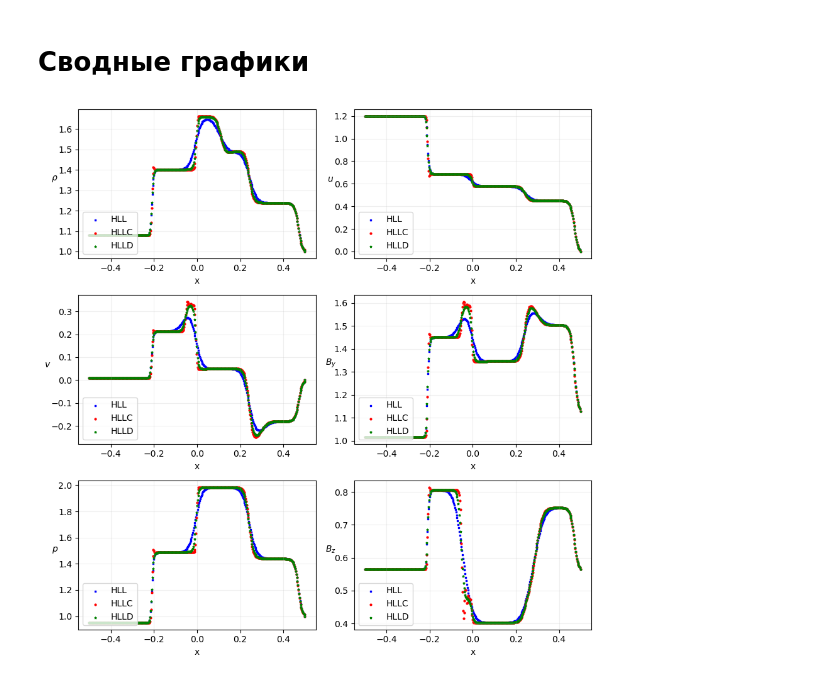
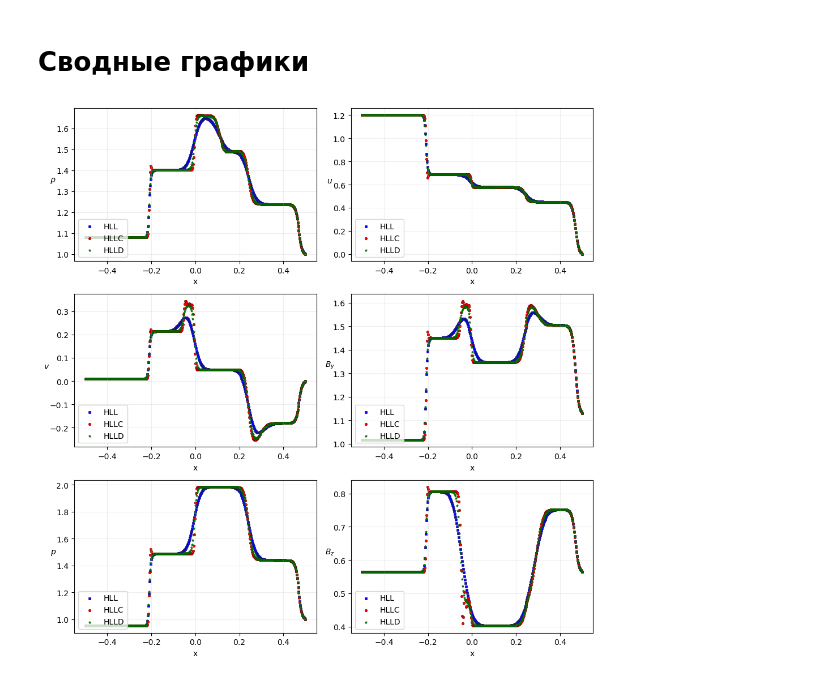
Before and after one commit to Ship-Vano/MagnettoPrjct, a Jupyter notebook: visualization.ipynb, the cells around one changed output. Drawn from its saved outputs; the diff is of its cells as text; code cells hidden in the pictures.

```diff
--- a/visualization.ipynb
+++ b/visualization.ipynb
@@ -146,7 +146,7 @@ Bzs_HLLD = [[states_HLLD[j][7] for j in range(0, spacesteps_HLLD)]]
 # Сводные графики
 # %%
 #fig = plt.figure()
-fig, ax = plt.subplots(nrows=3, ncols=2,figsize=(9, 9))
+fig, ax = plt.subplots(nrows=3, ncols=2,figsize=(10, 10))
 x_HLL = np.arange(-0.5, 0.5+h_HLL, h_HLL)
 
 x_HLLC = np.arange(-0.5, 0.5+h_HLLC, h_HLLC)
@@ -154,61 +154,61 @@ x_HLLC = np.arange(-0.5, 0.5+h_HLLC, h_HLLC)
 x_HLLD = np.arange(-0.5, 0.5+h_HLLD, h_HLLD)
 
 #ax[0] = fig.add_subplot(321)
-ax[0,0].scatter(x_HLL, rhos_HLL[-1], s=3, c='b', marker="s", label='HLL')
-ax[0,0].scatter(x_HLLC, rhos_HLLC[-1], s=4, c='r', marker="o", label='HLLC')
-ax[0,0].scatter(x_HLLD, rhos_HLLD[-1], s=5, c='g', marker="*", label='HLLD')
+ax[0,0].scatter(x_HLL, rhos_HLL[-1], s=10, c='b', marker="s", label='HLL', edgecolors='midnightblue',linewidth=0.5)
+ax[0,0].scatter(x_HLLC, rhos_HLLC[-1], s=10, c='r', marker="o", label='HLLC', edgecolors='maroon',linewidth=0.5)
+ax[0,0].scatter(x_HLLD, rhos_HLLD[-1], s=10, c='g', marker="*", label='HLLD', edgecolors='darkgreen',linewidth=0.5)
 ax[0,0].set_xlabel('x')
 ax[0,0].set_ylabel(r'$\rho$', rotation=0)
 ax[0,0].legend(loc=3)
 ax[0,0].grid(alpha=0.2)
 
 #ax[0,1] = fig.add_subplot(322)
-ax[0,1].scatter(x_HLL, us_HLL[-1], s=3, c='b', marker="s", label='HLL')
-ax[0,1].scatter(x_HLLC, us_HLLC[-1], s=4, c='r', marker="o", label='HLLC')
-ax[0,1].scatter(x_HLLD, us_HLLD[-1], s=5, c='g', marker="*", label='HLLD')
+ax[0,1].scatter(x_HLL, us_HLL[-1], s=10, c='b', marker="s", label='HLL', edgecolors='midnightblue',linewidth=0.5)
+ax[0,1].scatter(x_HLLC, us_HLLC[-1], s=10, c='r', marker="o", label='HLLC', edgecolors='maroon',linewidth=0.5)
+ax[0,1].scatter(x_HLLD, us_HLLD[-1], s=10, c='g', marker="*", label='HLLD', edgecolors='darkgreen',linewidth=0.5)
 ax[0,1].set_xlabel('x')
 ax[0,1].set_ylabel(r'$u$', rotation=0)
 ax[0,1].legend(loc=3)
 ax[0,1].grid(alpha=0.2)
 
 #ax[2] = fig.add_subplot(323)
-ax[1,0].scatter(x_HLL, vs_HLL[-1], s=3, c='b', marker="s", label='HLL')
-ax[1,0].scatter(x_HLLC, vs_HLLC[-1], s=4, c='r', marker="o", label='HLLC')
-ax[1,0].scatter(x_HLLD, vs_HLLD[-1], s=5, c='g', marker="*", label='HLLD')
+ax[1,0].scatter(x_HLL, vs_HLL[-1], s=10, c='b', marker="s", label='HLL', edgecolors='midnightblue',linewidth=0.5)
+ax[1,0].scatter(x_HLLC, vs_HLLC[-1], s=10, c='r', marker="o", label='HLLC', edgecolors='maroon',linewidth=0.5)
+ax[1,0].scatter(x_HLLD, vs_HLLD[-1], s=10, c='g', marker="*", label='HLLD', edgecolors='darkgreen',linewidth=0.5)
 ax[1,0].set_xlabel('x')
 ax[1,0].set_ylabel(r'$v$', rotation=0)
 ax[1,0].legend(loc=3)
 ax[1,0].grid(alpha=0.2)
 
 #ax[3] = fig.add_subplot(324)
-ax[1,1].scatter(x_HLL, Bys_HLL[-1], s=3, c='b', marker="s", label='HLL')
-ax[1,1].scatter(x_HLLC, Bys_HLLC[-1], s=4, c='r', marker="o", label='HLLC')
-ax[1,1].scatter(x_HLLD, Bys_HLLD[-1], s=5, c='g', marker="*", label='HLLD')
+ax[1,1].scatter(x_HLL, Bys_HLL[-1], s=10, c='b', marker="s", label='HLL', edgecolors='midnightblue',linewidth=0.5)
+ax[1,1].scatter(x_HLLC, Bys_HLLC[-1], s=10, c='r', marker="o", label='HLLC', edgecolors='maroon',linewidth=0.5)
+ax[1,1].scatter(x_HLLD, Bys_HLLD[-1], s=10, c='g', marker="*", label='HLLD', edgecolors='darkgreen',linewidth=0.5)
 ax[1,1].set_xlabel('x')
 ax[1,1].set_ylabel(r'$B_y$', rotation=0)
 ax[1,1].legend(loc=3)
 ax[1,1].grid(alpha=0.2)
 
 #ax[4] = fig.add_subplot(325)
-ax[2,0].scatter(x_HLL, ps_HLL[-1], s=3, c='b', marker="s", label='HLL')
-ax[2,0].scatter(x_HLLC, ps_HLLC[-1], s=4, c='r', marker="o", label='HLLC')
-ax[2,0].scatter(x_HLLD, ps_HLLD[-1], s=5, c='g', marker="*", label='HLLD')
+ax[2,0].scatter(x_HLL, ps_HLL[-1], s=10, c='b', marker="s", label='HLL', edgecolors='midnightblue',linewidth=0.5)
+ax[2,0].scatter(x_HLLC, ps_HLLC[-1], s=10, c='r', marker="o", label='HLLC', edgecolors='maroon',linewidth=0.5)
+ax[2,0].scatter(x_HLLD, ps_HLLD[-1], s=10, c='g', marker="*", label='HLLD', edgecolors='darkgreen',linewidth=0.5)
 ax[2,0].set_xlabel('x')
 ax[2,0].set_ylabel(r'$p$', rotation=0)
 ax[2,0].legend(loc=3)
 ax[2,0].grid(alpha=0.2)
 
-ax[2,1].scatter(x_HLL, Bzs_HLL[-1], s=3, c='b', marker="s", label='HLL')
-ax[2,1].scatter(x_HLLC, Bzs_HLLC[-1], s=4, c='r', marker="o", label='HLLC')
-ax[2,1].scatter(x_HLLD, Bzs_HLLD[-1], s=5, c='g', marker="*", label='HLLD')
+ax[2,1].scatter(x_HLL, Bzs_HLL[-1], s=10, c='b', marker="s", label='HLL', edgecolors='midnightblue',linewidth=0.5)
+ax[2,1].scatter(x_HLLC, Bzs_HLLC[-1], s=10, c='r', marker="o", label='HLLC', edgecolors='maroon',linewidth=0.5)
+ax[2,1].scatter(x_HLLD, Bzs_HLLD[-1], s=10, c='g', marker="*", label='HLLD', edgecolors='darkgreen',linewidth=0.5)
 ax[2,1].set_xlabel('x')
 ax[2,1].set_ylabel(r'$B_z$', rotation=0)
 ax[2,1].legend(loc=3)
 ax[2,1].grid(alpha=0.2)
 
 fig.tight_layout()
 
 plt.savefig(f"./OutputData/Experiment{ExperimentNum}.pdf", format="pdf", bbox_inches="tight")
 plt.show()
 # %% [output]
-[figure, old version]
+[figure, new version]
```
Also changed, not shown: parts of 5 cells of this notebook, 2 other files.
